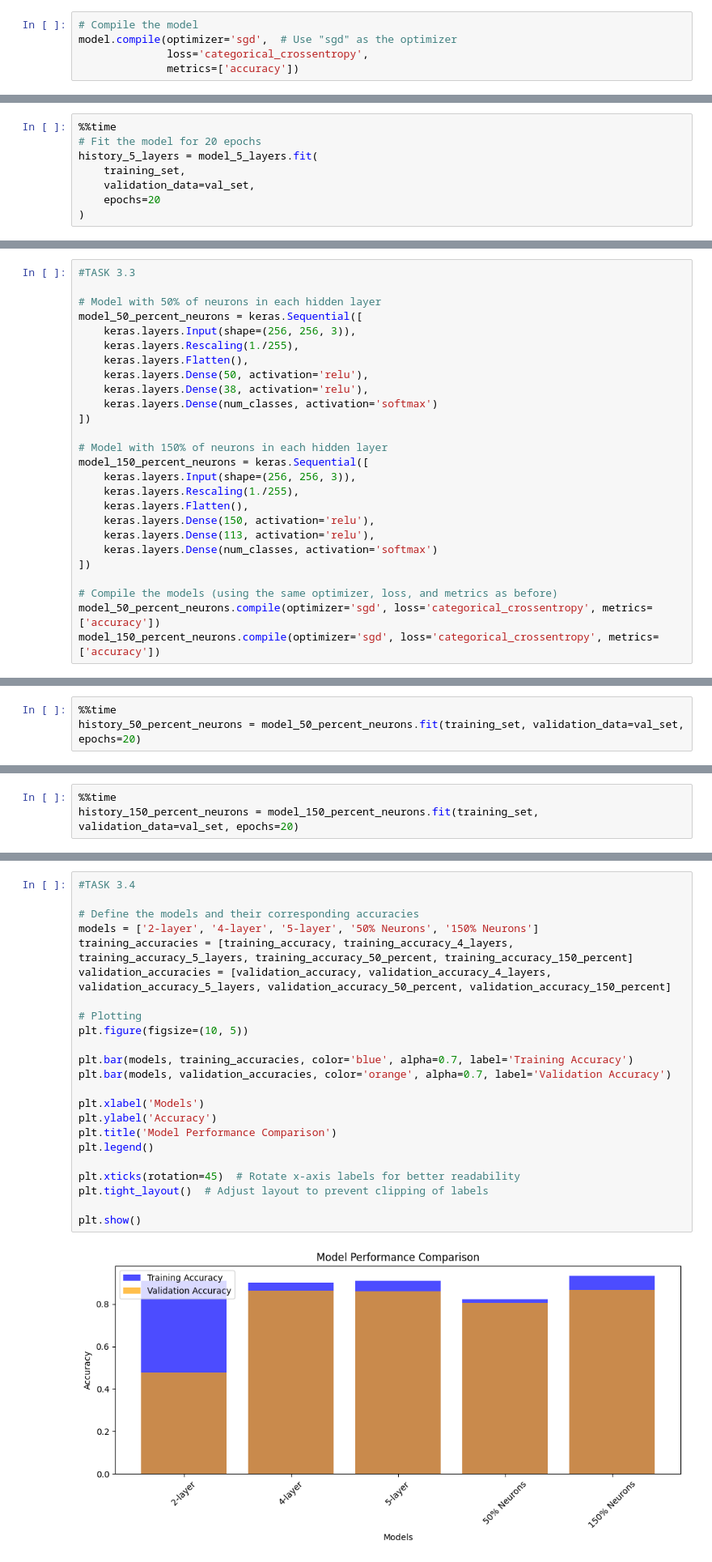
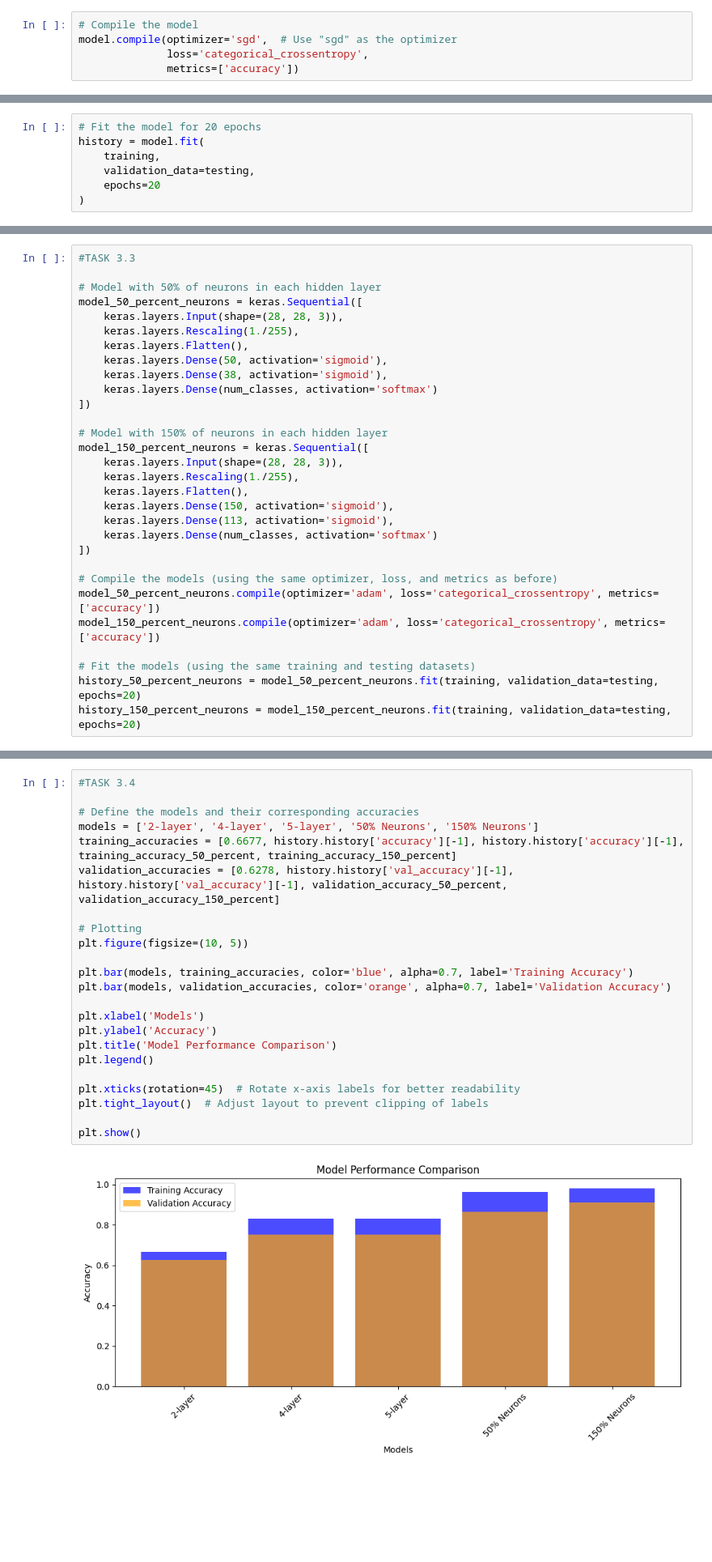
Before and after one commit to ZafeerAbbasi/MSE_413, a Jupyter notebook: Lab4/Part3.ipynb, the cells around one changed output, grey strips where cells are left out. Shown at 81% size. Cells and saved outputs as stored; diff of their text form; blank space fills up the shorter version.

```diff
--- a/Lab4/Part3.ipynb
+++ b/Lab4/Part3.ipynb
@@ -223,10 +210,9 @@ Model: "sequential_2"
  Non-trainable params: 0 (0.00 B)
 # %%
-%%time
 # Fit the model for 20 epochs
-history_5_layers = model_5_layers.fit(
-    training_set,
-    validation_data=val_set,
+history = model.fit(
+    training,
+    validation_data=testing,
     epochs=20
 )
 # %% [output]
@@ -262,24 +248,28 @@ Final Validation Accuracy: 0.860035240650177
 
 # Model with 50% of neurons in each hidden layer
 model_50_percent_neurons = keras.Sequential([
-    keras.layers.Input(shape=(256, 256, 3)),
+    keras.layers.Input(shape=(28, 28, 3)),
     keras.layers.Rescaling(1./255),
     keras.layers.Flatten(),
-    keras.layers.Dense(50, activation='relu'),
-    keras.layers.Dense(38, activation='relu'),
+    keras.layers.Dense(50, activation='sigmoid'),
+    keras.layers.Dense(38, activation='sigmoid'),
     keras.layers.Dense(num_classes, activation='softmax')
 ])
 
 # Model with 150% of neurons in each hidden layer
 model_150_percent_neurons = keras.Sequential([
-    keras.layers.Input(shape=(256, 256, 3)),
+    keras.layers.Input(shape=(28, 28, 3)),
     keras.layers.Rescaling(1./255),
     keras.layers.Flatten(),
-    keras.layers.Dense(150, activation='relu'),
-    keras.layers.Dense(113, activation='relu'),
+    keras.layers.Dense(150, activation='sigmoid'),
+    keras.layers.Dense(113, activation='sigmoid'),
     keras.layers.Dense(num_classes, activation='softmax')
 ])
 
 # Compile the models (using the same optimizer, loss, and metrics as before)
-model_50_percent_neurons.compile(optimizer='sgd', loss='categorical_crossentropy', metrics=['accuracy'])
-model_150_percent_neurons.compile(optimizer='sgd', loss='categorical_crossentropy', metrics=['accuracy'])
+model_50_percent_neurons.compile(optimizer='adam', loss='categorical_crossentropy', metrics=['accuracy'])
+model_150_percent_neurons.compile(optimizer='adam', loss='categorical_crossentropy', metrics=['accuracy'])
+
+# Fit the models (using the same training and testing datasets)
+history_50_percent_neurons = model_50_percent_neurons.fit(training, validation_data=testing, epochs=20)
+history_150_percent_neurons = model_150_percent_neurons.fit(training, validation_data=testing, epochs=20)
@@ -286,3 +293,0 @@ model_150_percent_neurons.compile(optimizer='sgd', loss='categorical_crossentrop
-# %%
-%%time
-history_50_percent_neurons = model_50_percent_neurons.fit(training_set, validation_data=val_set, epochs=20)
@@ -307,3 +293,0 @@ Wall time: 1min 14s
-# %%
-%%time
-history_150_percent_neurons = model_150_percent_neurons.fit(training_set, validation_data=val_set, epochs=20)
@@ -347,28 +313,28 @@ Final Validation Accuracy (150% Neurons): 0.8670774698257446
 # %%
 #TASK 3.4
 
 # Define the models and their corresponding accuracies
 models = ['2-layer', '4-layer', '5-layer', '50% Neurons', '150% Neurons']
-training_accuracies = [training_accuracy, training_accuracy_4_layers, training_accuracy_5_layers, training_accuracy_50_percent, training_accuracy_150_percent]
-validation_accuracies = [validation_accuracy, validation_accuracy_4_layers, validation_accuracy_5_layers, validation_accuracy_50_percent, validation_accuracy_150_percent]
+training_accuracies = [0.6677, history.history['accuracy'][-1], history.history['accuracy'][-1], training_accuracy_50_percent, training_accuracy_150_percent]
+validation_accuracies = [0.6278, history.history['val_accuracy'][-1], history.history['val_accuracy'][-1], validation_accuracy_50_percent, validation_accuracy_150_percent]
 
 # Plotting
 plt.figure(figsize=(10, 5))
 
 plt.bar(models, training_accuracies, color='blue', alpha=0.7, label='Training Accuracy')
 plt.bar(models, validation_accuracies, color='orange', alpha=0.7, label='Validation Accuracy')
 
 plt.xlabel('Models')
 plt.ylabel('Accuracy')
 plt.title('Model Performance Comparison')
 plt.legend()
 
 plt.xticks(rotation=45)  # Rotate x-axis labels for better readability
 plt.tight_layout()  # Adjust layout to prevent clipping of labels
 
 plt.show()
 # %% [output]
-[figure, old version]
+[figure, new version]
 # %%
 # TASK 3.6
 # Define the model architecture with dropout layer
```
Also changed, not shown: parts of 24 cells of this notebook.
